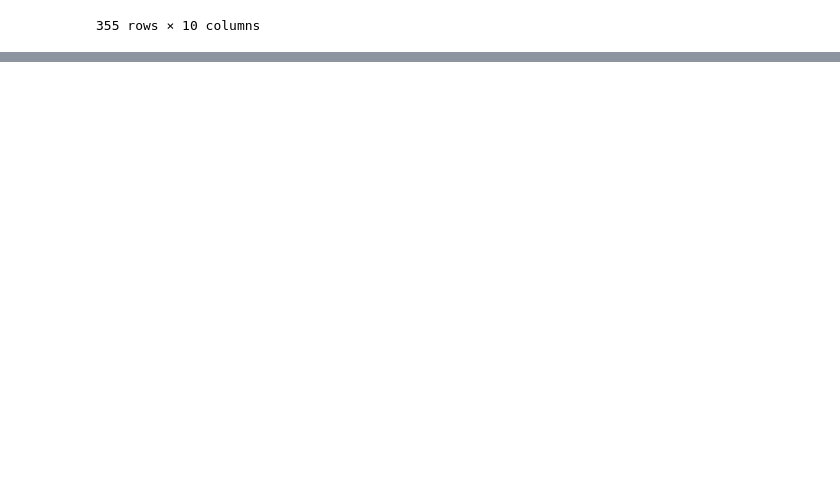
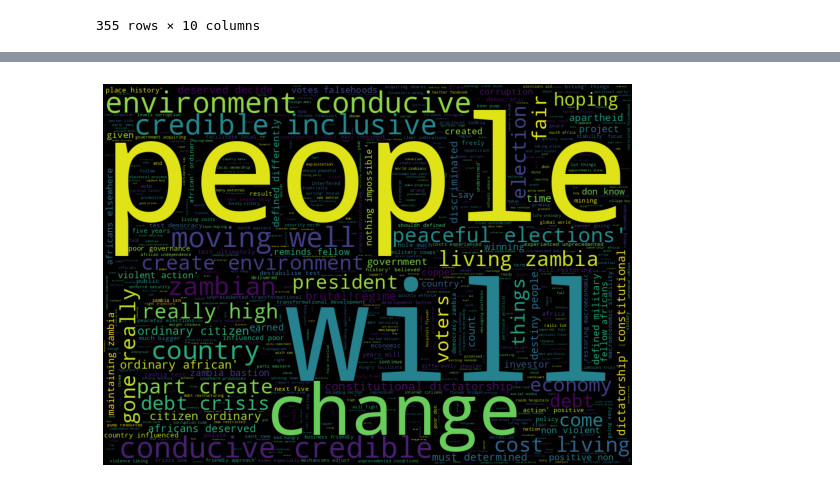
Before and after one commit to SitwalaM/nlp_gdelt_zambia_debt_analysis, a Jupyter notebook: notebooks/main_gdelt_zambia.ipynb, the cells around one changed output, grey strips where cells are left out. Drawn from its saved outputs; the diff is of its cells as text; code cells hidden in the pictures; blank space fills up the shorter version.

```diff
--- a/notebooks/main_gdelt_zambia.ipynb
+++ b/notebooks/main_gdelt_zambia.ipynb
@@ -358,7 +371,3 @@ test.sort_values(by="date", ascending= True)
 | 24176 | Zambia | 20220405103000-1171 | 317|35||in his interest to serve ... | -1.52027027027027,2.5337837837837... | sean tembo;uhuru kenyatta;hakaind... | TAX_FNCACT_CANDIDATES,3040;GENERA... | 2022-04-05 | -1.520270 | 6.587838 | ... |
 | 24181 | Zambia | 20220405143000-1205 | 317|35||in his interest to serve ... | -1.52027027027027,2.5337837837837... | sean tembo;uhuru kenyatta;hakaind... | TAX_FNCACT_CANDIDATES,3040;GENERA... | 2022-04-05 | -1.520270 | 6.587838 | ... |
 355 rows × 10 columns
-# %%
-sns.set()
-fig, ax = plt.subplots(figsize=(18,8))
-sns.lineplot(x = test.date, y = test.Avg_tone)
@@ -367,0 +380,24 @@ sns.lineplot(x = test.date, y = test.Avg_tone)
+# %%
+def clean(text):
+    # cleans the text using regex library
+    # input: text => Strings
+    # returns: text => cleaned Strings
+
+    text = str(text).lower()
+    text = re.sub(r'@\w+', ' ', text)
+    text = re.sub('https?://\S+|www\.\S+', '', text)
+    text = re.sub(r'[^a-z A-Z]', ' ',text)
+    text = re.sub(r'\b\w{1,2}\b', '', text)
+    text = re.sub(r'[^\w\s]','',text)
+    text = re.sub(r'^RT[\s]+', '', text)
+    text = re.sub('\[.*?\]', '', text)
+    text = re.sub('\n', '', text)
+    text = re.sub('\w*\d\w*', '', text)
+    text = re.sub(r'#', '', text)
+    text = re.sub(r'[^\w\s]','',text)
+    text = re.sub(r'@[A-Za-z0–9]+', '', text)
+    text = re.sub(r' +', ' ', text)
+    return text
+# %%
+df_topic["clean_quotations"] = df_topic["Quotations"].copy().apply(lambda x: clean(x))
+df_topic.head()
@@ -367,0 +416,19 @@ sns.lineplot(x = test.date, y = test.Avg_tone)
+# %%
+customStopwords=list(STOPWORDS)
+
+
+wordcloudimage=WordCloud(max_words=2400,
+                         max_font_size=500,
+                         font_step=2,
+                         stopwords=customStopwords,
+                         background_color='black',
+                         width=1000,
+                         height=720).generate(str(df_topic['clean_quotations'].values))
+
+plt.figure(figsize=(15,7))
+plt.axis("off")
+plt.imshow(wordcloudimage)
+wordcloudimage
+plt.show()
+# %% [output]
+[figure, added]
```
Also changed, not shown: parts of 23 cells of this notebook.
